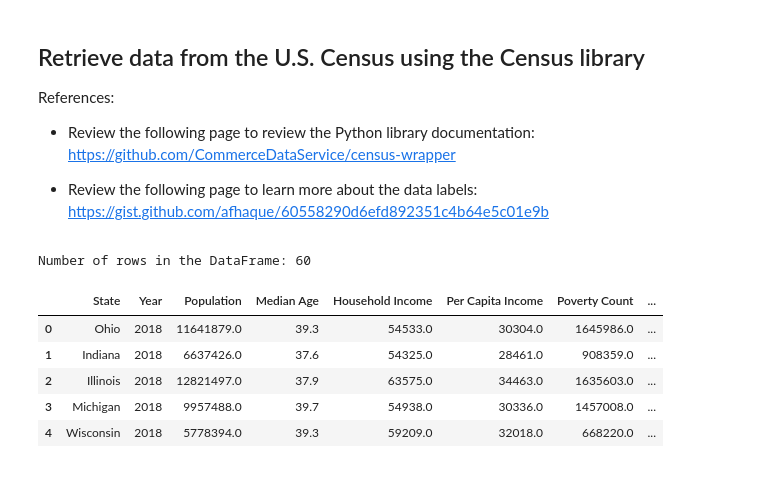
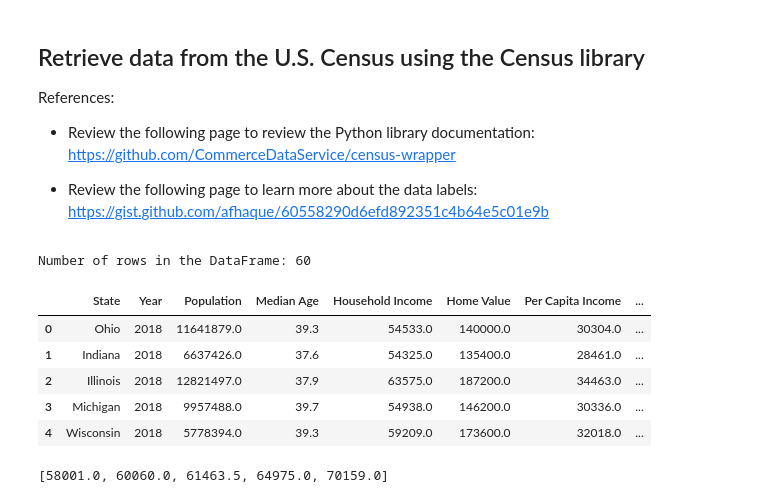
Before and after one commit to cmhillm75/US-Housing-Trends, a Jupyter notebook: census.ipynb, the cells around one changed output. Saved outputs shown, nothing was run; the diff lists cells and outputs as text; code cells hidden in the pictures.

```diff
--- a/census.ipynb
+++ b/census.ipynb
@@ -117,7 +120,8 @@ for data_year in data_years:
                 "B01003_001E",
                 "B01002_001E",
                 "B19301_001E",
-                "B17001_002E"
+                "B17001_002E",
+                "B25077_001E"
             ),
             {'for': 'state:{}'.format(states.lookup(state).fips)},
             year=data_year
@@ -162,39 +166,41 @@ census_pd = census_pd.rename(
         "B01002_001E": "Median Age",
         "B19013_001E": "Household Income",
         "B19301_001E": "Per Capita Income",
         "B17001_002E": "Poverty Count",
+        "B25077_001E": "Home Value",
         "NAME": "State"
     }
 )
 
 # Add a Poverty Rate column (Poverty Count / Population)
 census_pd["Poverty Rate"] = 100 * census_pd["Poverty Count"].astype(int) / census_pd["Population"].astype(int)
 
 # Configure the final DataFrame
 census_pd = census_pd[
     [
         "State",
         "Year",
         "Population",
         "Median Age",
         "Household Income",
+        "Home Value",
         "Per Capita Income",
         "Poverty Count",
         "Poverty Rate"
     ]
 ]
 
 # Display DataFrame length and sample data
 print(f"Number of rows in the DataFrame: {len(census_pd)}")
 census_pd.head()
 # %% [output]
 Number of rows in the DataFrame: 60
-|  | State | Year | Population | Median Age | Household Income | Per Capita Income | Poverty Count | ... |
-| 0 | Ohio | 2018 | 11641879.0 | 39.3 | 54533.0 | 30304.0 | 1645986.0 | ... |
-| 1 | Indiana | 2018 | 6637426.0 | 37.6 | 54325.0 | 28461.0 | 908359.0 | ... |
-| 2 | Illinois | 2018 | 12821497.0 | 37.9 | 63575.0 | 34463.0 | 1635603.0 | ... |
-| 3 | Michigan | 2018 | 9957488.0 | 39.7 | 54938.0 | 30336.0 | 1457008.0 | ... |
-| 4 | Wisconsin | 2018 | 5778394.0 | 39.3 | 59209.0 | 32018.0 | 668220.0 | ... |
+|  | State | Year | Population | Median Age | Household Income | Home Value | Per Capita Income | ... |
+| 0 | Ohio | 2018 | 11641879.0 | 39.3 | 54533.0 | 140000.0 | 30304.0 | ... |
+| 1 | Indiana | 2018 | 6637426.0 | 37.6 | 54325.0 | 135400.0 | 28461.0 | ... |
+| 2 | Illinois | 2018 | 12821497.0 | 37.9 | 63575.0 | 187200.0 | 34463.0 | ... |
+| 3 | Michigan | 2018 | 9957488.0 | 39.7 | 54938.0 | 146200.0 | 30336.0 | ... |
+| 4 | Wisconsin | 2018 | 5778394.0 | 39.3 | 59209.0 | 173600.0 | 32018.0 | ... |
 # %%
 # Save the DataFrame as a CSV
 # Note: To avoid any issues later, use encoding="utf-8"
@@ -201,0 +213,10 @@ census_pd.to_csv("census_data.csv", encoding="utf-8", index=False)
+# %%
+labels = []
+medians = []
+for data_year in data_years:
+    labels.append(str(data_year))
+    medians.append(census_pd.loc[census_pd["Year"] == data_year]["Household Income"].median())
+
+medians
+# %% [output]
+[58001.0, 60060.0, 61463.5, 64975.0, 70159.0]
```
Also changed, not shown: parts of 10 cells of this notebook, 1 other file.
